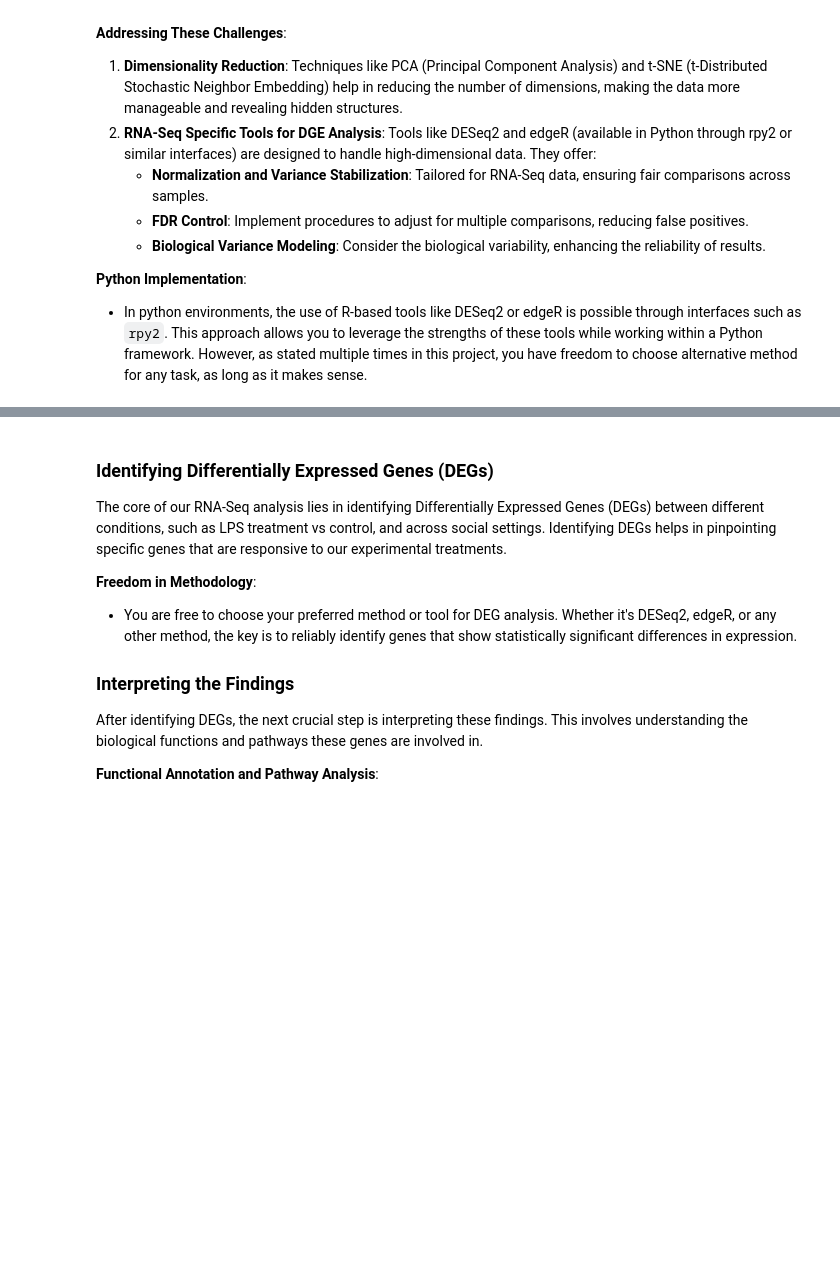
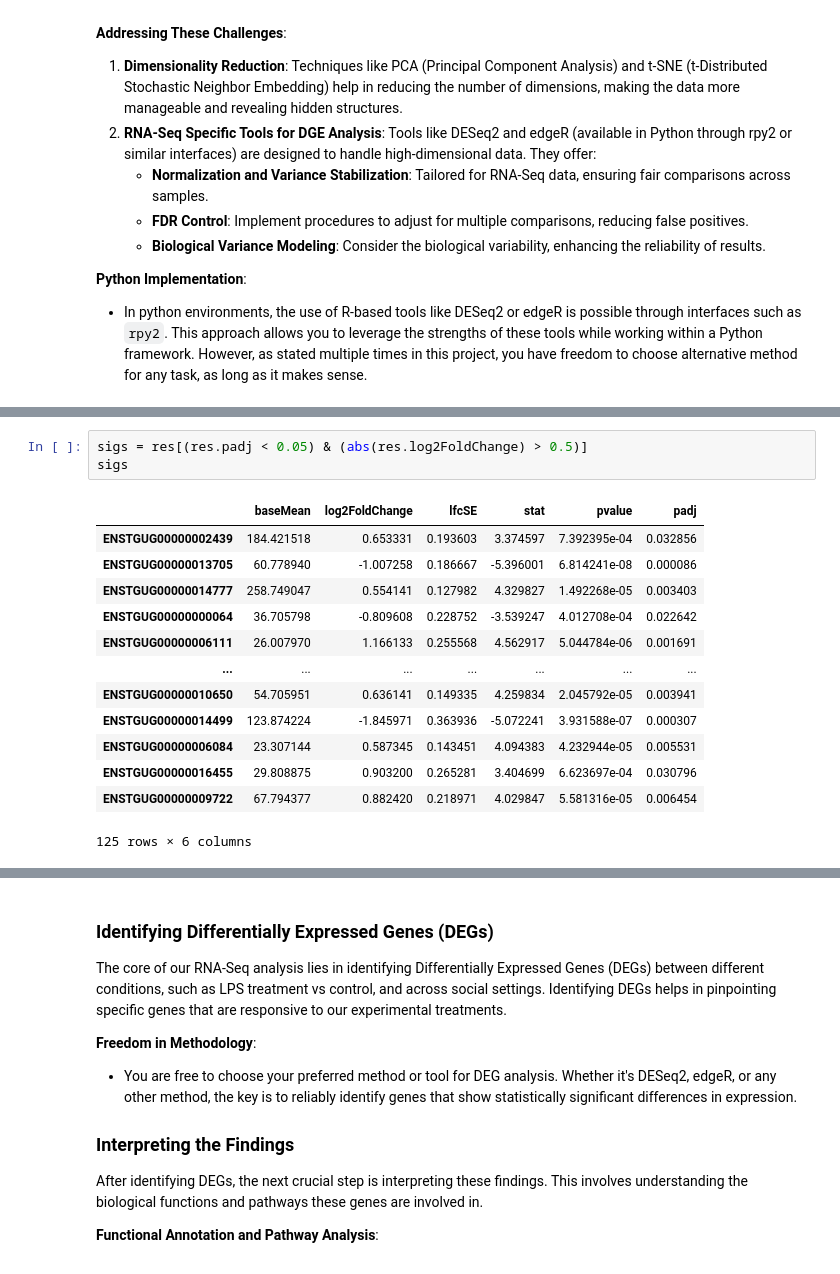
Before and after one commit to taranehkhosrojerdi/Intro-to-Bioinformatics-course-project, a Jupyter notebook: Neural and Immunological Responses of Zebra Finches/Songbird-Study.ipynb, the cells around one changed output, grey strips where cells are left out. Saved outputs shown, nothing was run; the diff lists cells and outputs as text; blank space fills up the shorter version.

```diff
--- a/Neural and Immunological Responses of Zebra Finches/Songbird-Study.ipynb
+++ b/Neural and Immunological Responses of Zebra Finches/Songbird-Study.ipynb
@@ -614,3 +645,20 @@ Successfully installed anndata-0.10.5.post1 array-api-compat-1.4.1 natsort-8.4.0
+# %%
+sigs = res[(res.padj < 0.05) & (abs(res.log2FoldChange) > 0.5)]
+sigs
+# %% [output]
+|  | baseMean | log2FoldChange | lfcSE | stat | pvalue | padj |
+| ENSTGUG00000002439 | 184.421518 | 0.653331 | 0.193603 | 3.374597 | 7.392395e-04 | 0.032856 |
+| ENSTGUG00000013705 | 60.778940 | -1.007258 | 0.186667 | -5.396001 | 6.814241e-08 | 0.000086 |
+| ENSTGUG00000014777 | 258.749047 | 0.554141 | 0.127982 | 4.329827 | 1.492268e-05 | 0.003403 |
+| ENSTGUG00000000064 | 36.705798 | -0.809608 | 0.228752 | -3.539247 | 4.012708e-04 | 0.022642 |
+| ENSTGUG00000006111 | 26.007970 | 1.166133 | 0.255568 | 4.562917 | 5.044784e-06 | 0.001691 |
+| ... | ... | ... | ... | ... | ... | ... |
+| ENSTGUG00000010650 | 54.705951 | 0.636141 | 0.149335 | 4.259834 | 2.045792e-05 | 0.003941 |
+| ENSTGUG00000014499 | 123.874224 | -1.845971 | 0.363936 | -5.072241 | 3.931588e-07 | 0.000307 |
+| ENSTGUG00000006084 | 23.307144 | 0.587345 | 0.143451 | 4.094383 | 4.232944e-05 | 0.005531 |
+| ENSTGUG00000016455 | 29.808875 | 0.903200 | 0.265281 | 3.404699 | 6.623697e-04 | 0.030796 |
+| ENSTGUG00000009722 | 67.794377 | 0.882420 | 0.218971 | 4.029847 | 5.581316e-05 | 0.006454 |
+125 rows × 6 columns
 # %%
 import pandas as pd
 import numpy as np
```
Also changed, not shown: parts of 24 cells of this notebook.
